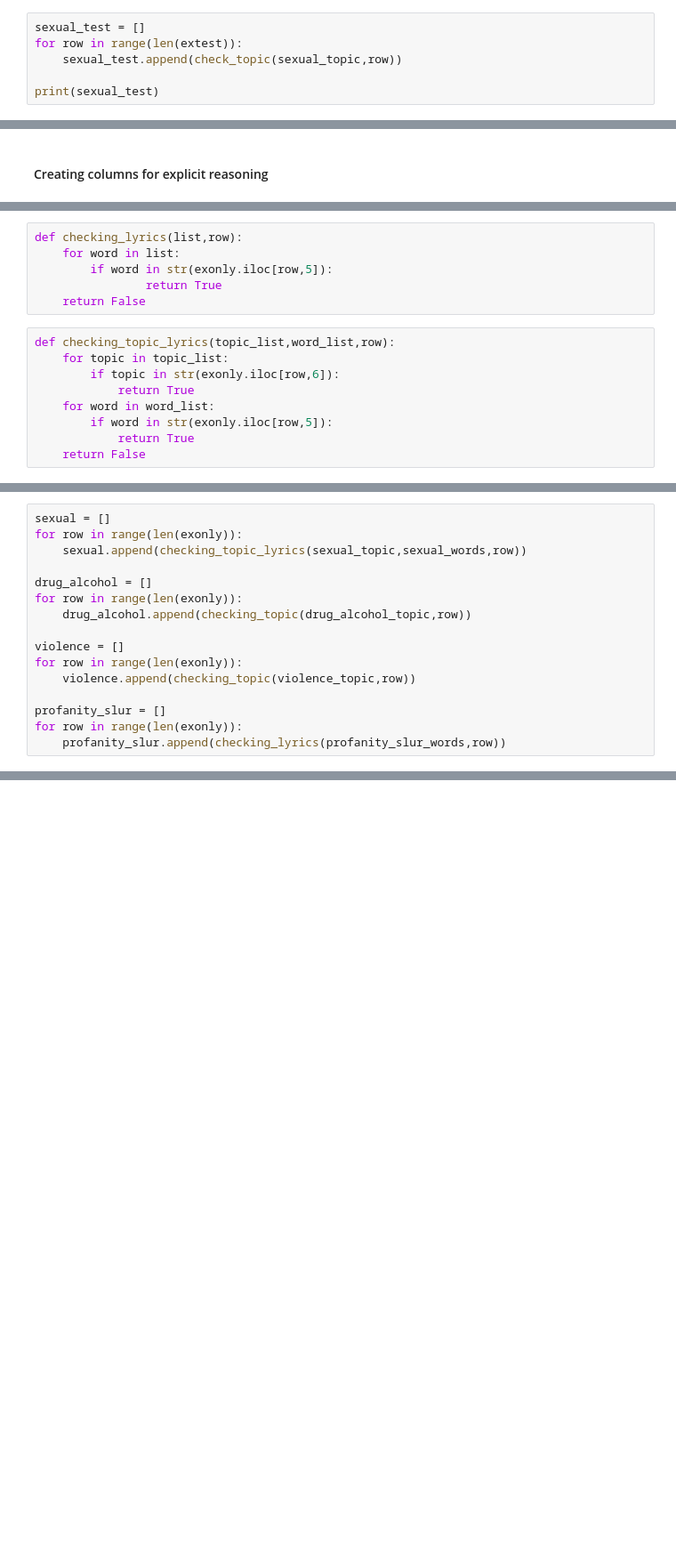
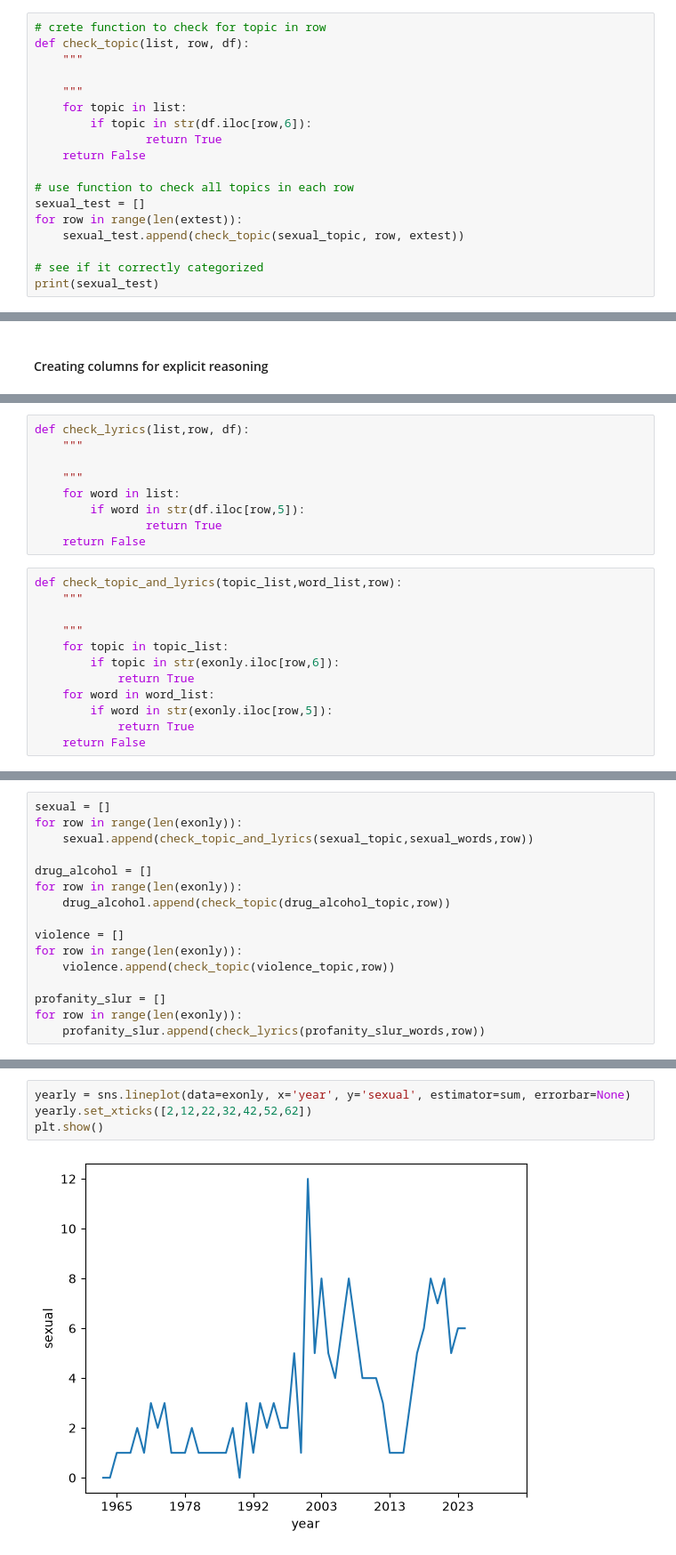
Before and after one commit to IzzyMRob/CS_161_Project, a Jupyter notebook: george_explicit.ipynb, the cells around one changed output, grey strips where cells are left out. Shown at 89% size. Drawn from its saved outputs; the diff is of its cells as text; blank space fills up the shorter version.

```diff
--- a/george_explicit.ipynb
+++ b/george_explicit.ipynb
@@ -150,8 +172,20 @@ extest.iloc[0, 6]
 # %%
+# crete function to check for topic in row
+def check_topic(list, row, df):
+    """
+
+    """
+    for topic in list:
+        if topic in str(df.iloc[row,6]):
+                return True
+    return False
+
+# use function to check all topics in each row
 sexual_test = []
 for row in range(len(extest)):
-    sexual_test.append(check_topic(sexual_topic,row))
+    sexual_test.append(check_topic(sexual_topic, row, extest))
 
+# see if it correctly categorized
 print(sexual_test)
 # %% [output]
 [True, False, True, True, True]
@@ -166,11 +198,17 @@ def checking_topic(list,row):
 # %%
-def checking_lyrics(list,row):
+def check_lyrics(list,row, df):
+    """
+
+    """
     for word in list:
-        if word in str(exonly.iloc[row,5]):
+        if word in str(df.iloc[row,5]):
                 return True
     return False
 # %%
-def checking_topic_lyrics(topic_list,word_list,row):
+def check_topic_and_lyrics(topic_list,word_list,row):
+    """
+
+    """
     for topic in topic_list:
         if topic in str(exonly.iloc[row,6]):
             return True
@@ -181,19 +221,19 @@ def checking_topic_lyrics(topic_list,word_list,row):
 # %%
 sexual = []
 for row in range(len(exonly)):
-    sexual.append(checking_topic_lyrics(sexual_topic,sexual_words,row))
+    sexual.append(check_topic_and_lyrics(sexual_topic,sexual_words,row))
 
 drug_alcohol = []
 for row in range(len(exonly)):
-    drug_alcohol.append(checking_topic(drug_alcohol_topic,row))
+    drug_alcohol.append(check_topic(drug_alcohol_topic,row))
 
 violence = []
 for row in range(len(exonly)):
-    violence.append(checking_topic(violence_topic,row))
+    violence.append(check_topic(violence_topic,row))
 
 profanity_slur = []
 for row in range(len(exonly)):
-    profanity_slur.append(checking_lyrics(profanity_slur_words,row))
+    profanity_slur.append(check_lyrics(profanity_slur_words,row))
 # %%
 exonly['sexual'] = sexual
 exonly['drug_alcohol'] = drug_alcohol
@@ -210,0 +253,6 @@ exonly.head()
+# %%
+yearly = sns.lineplot(data=exonly, x='year', y='sexual', estimator=sum, errorbar=None)
+yearly.set_xticks([2,12,22,32,42,52,62])
+plt.show()
+# %% [output]
+[figure, added]
```
Also changed, not shown: parts of 44 cells of this notebook, 4 other files.
